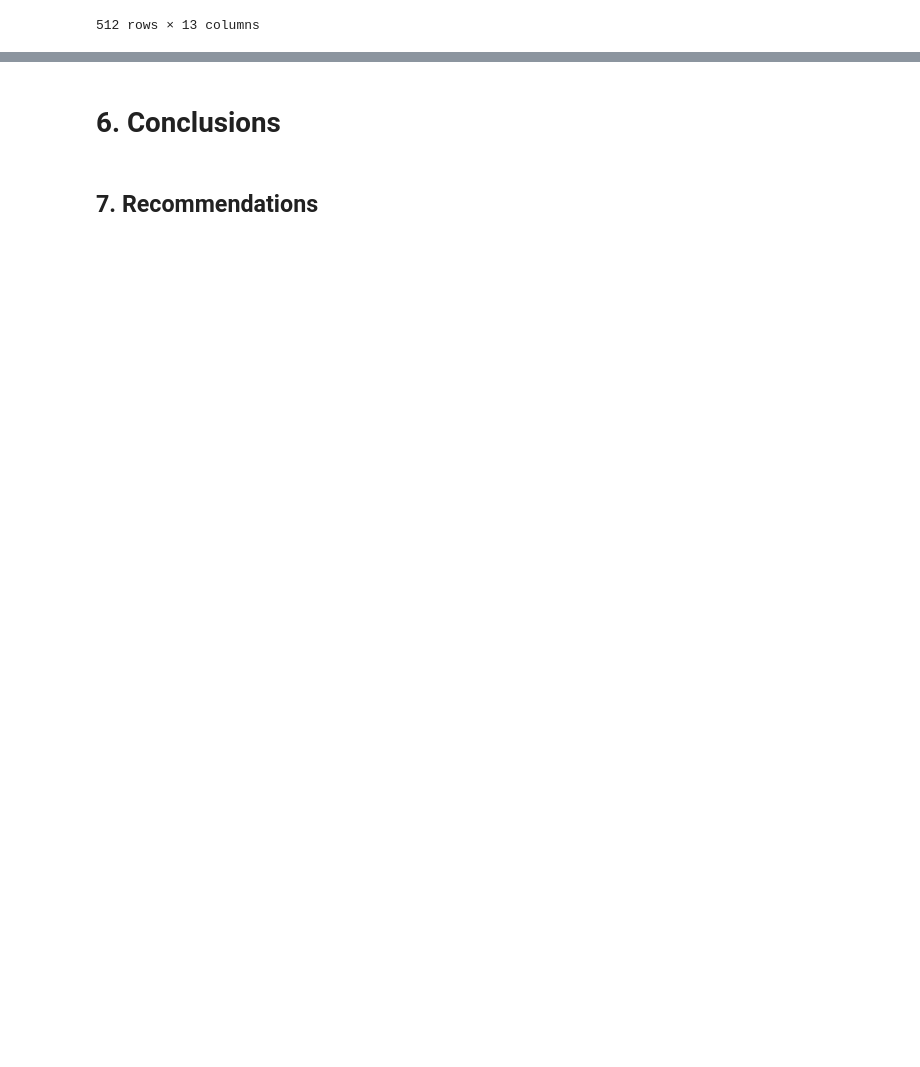
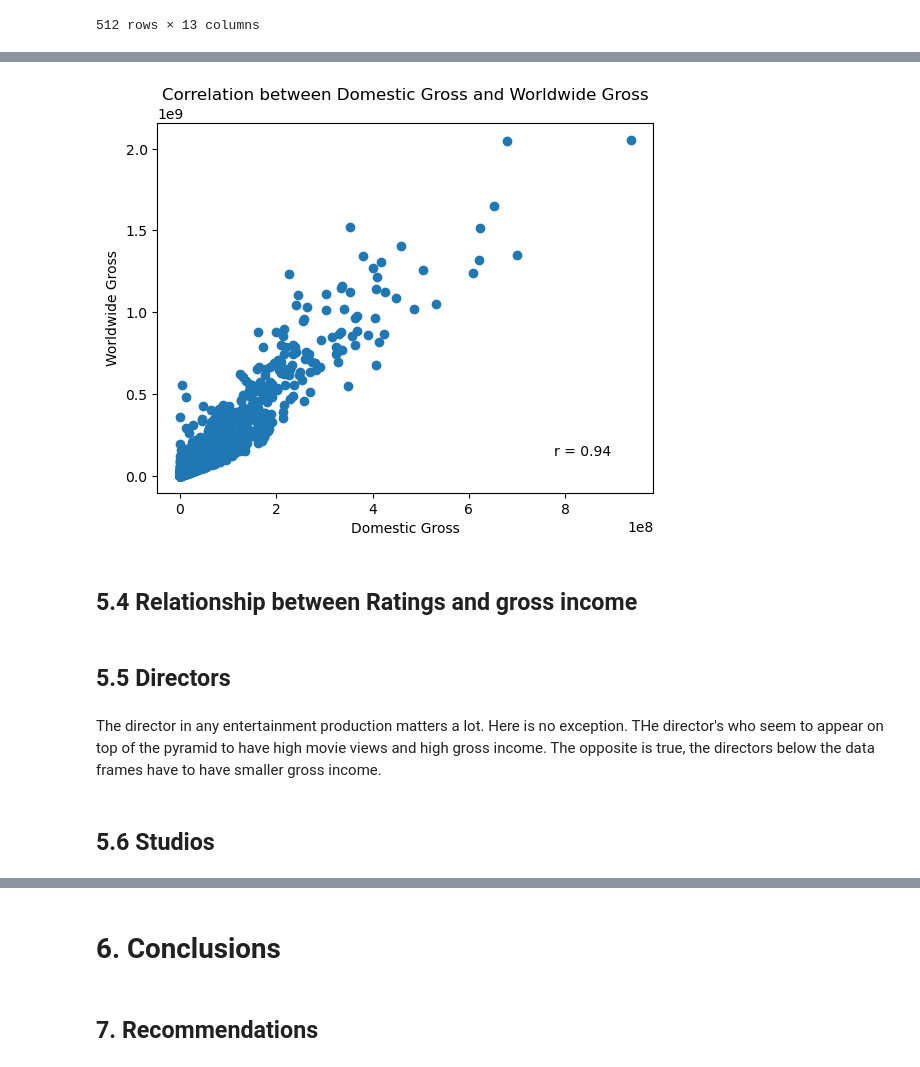
Before and after one commit to MuchiriKinyua/Microsoft-Movie-Project, a Jupyter notebook: Microsoft Movie project.ipynb, the cells around one changed output, grey strips where cells are left out. Cells and saved outputs as stored; diff of their text form; code cells hidden in the pictures; blank space fills up the shorter version.

Commit message:
Correlationship between domestic and worldwide gross

```diff
--- a/Microsoft Movie project.ipynb
+++ b/Microsoft Movie project.ipynb
@@ -891,12 +814,0 @@ tn_movie_budgets
-# %%
-#First we convert the columns to pandas numeric
-tn_movie_budgets["domestic_gross"] = pd.to_numeric(tn_movie_budgets["domestic_gross"])
-tn_movie_budgets["worldwide_gross"] = pd.to_numeric(tn_movie_budgets["worldwide_gross"])
-
-#Then we strip comma and dollar sign from the two columns
-tn_movie_budgets.loc[:, "domestic_gross"] = tn_movie_budgets["domestic_gross"].replace(",", "").replace("$", "")
-tn_movie_budgets.loc[:, "worldwide_gross"] = tn_movie_budgets["worldwide_gross"].replace(",", "").replace("$", "")
-
-#Then we find the correlation
-correlation = tn_movie_budgets["domestic_gross"].corr(tn_movie_budgets["worldwide_gross"])
-correlation
@@ -989,0 +892,12 @@ plt.show()
+# %%
+#First we convert the columns to pandas numeric
+tn_movie_budgets["domestic_gross"] = pd.to_numeric(tn_movie_budgets["domestic_gross"], errors = "coerce")
+tn_movie_budgets["worldwide_gross"] = pd.to_numeric(tn_movie_budgets["worldwide_gross"], errors = "coerce")
+
+#Then we strip comma and dollar sign from the two columns
+tn_movie_budgets.loc[:, "domestic_gross"] = tn_movie_budgets["domestic_gross"].replace(",", "").replace("$", "")
+tn_movie_budgets.loc[:, "worldwide_gross"] = tn_movie_budgets["worldwide_gross"].replace(",", "").replace("$", "")
+
+#Then we find the correlation
+correlation = tn_movie_budgets["domestic_gross"].corr(tn_movie_budgets["worldwide_gross"])
+correlation
@@ -989,0 +916,19 @@ plt.show()
+# %%
+# Plot the scatter plot
+plt.scatter(tn_movie_budgets["domestic_gross"], tn_movie_budgets["worldwide_gross"])
+
+#label the scatter plot
+plt.title("Correlation between Domestic Gross and Worldwide Gross")
+plt.xlabel("Domestic Gross")
+plt.ylabel("Worldwide Gross")
+
+# plot the correlation
+r, p = stats.pearsonr(tn_movie_budgets["domestic_gross"], tn_movie_budgets["worldwide_gross"])
+plt.annotate('r = {:.2f}'.format(r), xy=(0.8, 0.1), xycoords='axes fraction')
+
+#show the plot
+plt.show()
+# %% [output]
+[figure, added]
+# %% [markdown]
+## 5.4 Relationship between Ratings and gross income
@@ -989,0 +937,7 @@ plt.show()
+# %% [markdown]
+## 5.5 Directors
+# %% [markdown]
+The director in any entertainment production matters a lot. Here is no exception. THe director's who seem to appear on top of the pyramid to have high movie views and high gross income. </br>
+The opposite is true, the directors below the data frames have to have smaller gross income.
+# %% [markdown]
+## 5.6 Studios
```
Also changed, not shown: parts of 48 cells of this notebook.
